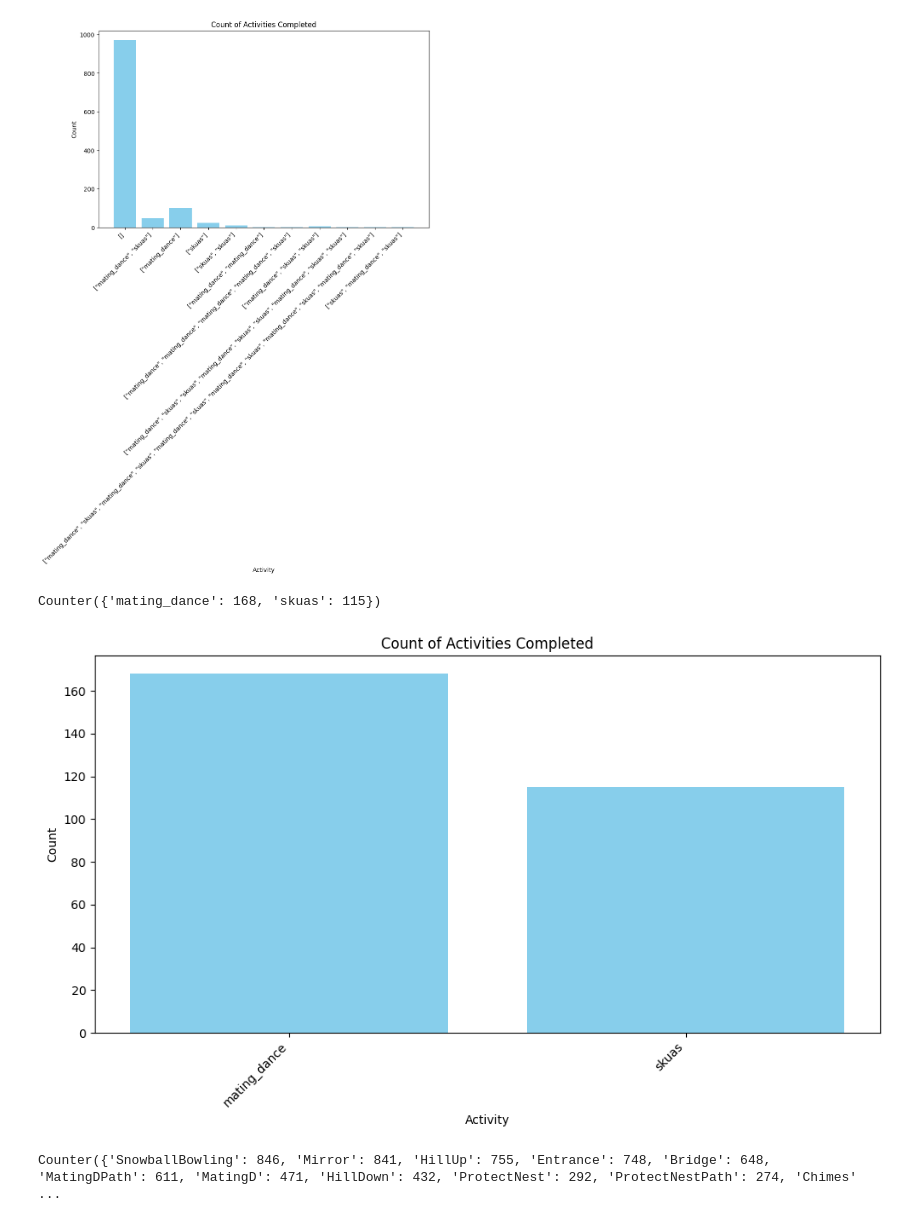
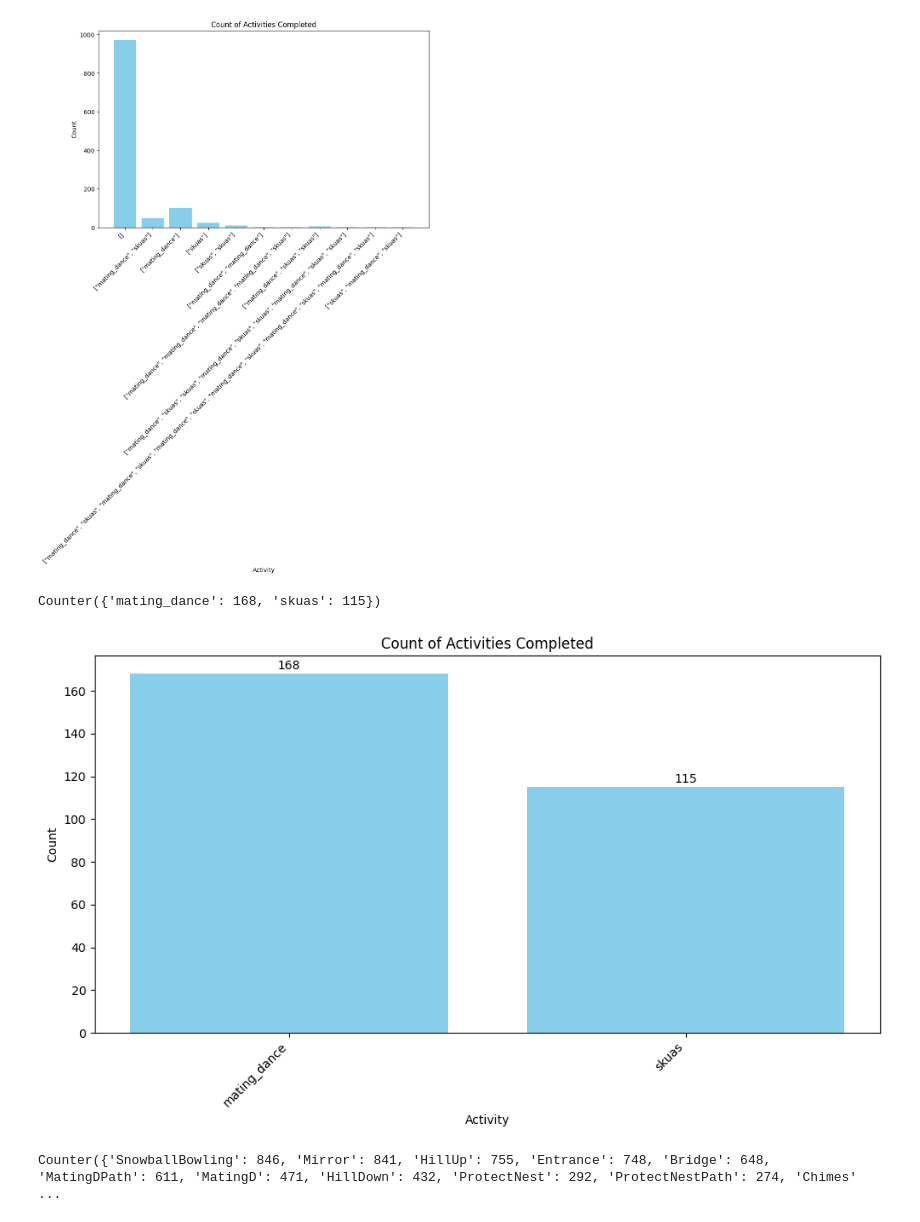
Before and after one commit to opengamedata/opengamedata-samples, a Jupyter notebook: PENGUINS/explore/Penguins_explore_sessions.ipynb, the cells around one changed output. Drawn from its saved outputs; the diff is of its cells as text; code cells hidden in the pictures.

```diff
--- a/PENGUINS/explore/Penguins_explore_sessions.ipynb
+++ b/PENGUINS/explore/Penguins_explore_sessions.ipynb
@@ -558,30 +536,39 @@ plt.show()
 Counter({'[]': 972, '["mating_dance"]': 100, '["mating_dance", "skuas"]': 47, '["skuas"]': 23, '["skuas", "skuas"]': 10, '["mating_dance", "skuas", "skuas"]': 5, '["mating_dance", "mating_dance"]': 1, ...
 [figure]
 # %%
+import matplotlib.pyplot as plt
 import ast
+from collections import Counter
+
 # Step 1: Convert string representations of lists back into lists
 df_session['ActivityCompleted'] = df_session['ActivityCompleted'].apply(lambda x: ast.literal_eval(x) if isinstance(x, str) else x)
 
-# Use the "ActivityCompleted" column directly
+# Step 2: Convert lists in 'ActivityCompleted' column into a single big list
 all_activities = [activity for sublist in df_session['ActivityCompleted'].dropna() for activity in sublist]
 
-# Step 2: Count the occurrences of each activity
+# Step 3: Count the occurrences of each activity
 activity_counts = Counter(all_activities)
 print(activity_counts)
 
-# Step 3: Create a bar plot
+# Step 4: Create a bar plot
 plt.figure(figsize=(10, 6))
 activities, counts = zip(*activity_counts.items())
-plt.bar(activities, counts, color='skyblue')
+bars = plt.bar(activities, counts, color='skyblue')
 plt.xlabel('Activity')
 plt.ylabel('Count')
 plt.title('Count of Activities Completed')
 plt.xticks(rotation=45, ha='right')
+
+# Add count labels on top of the bars
+for bar, count in zip(bars, counts):
+    yval = bar.get_height()
+    plt.text(bar.get_x() + bar.get_width() / 2, yval + 1, count, ha='center', va='bottom')
+
 plt.tight_layout()
 plt.show()
 # %% [output]
 Counter({'mating_dance': 168, 'skuas': 115})
-[figure, old version]
+[figure, new version]
 # %%
 import ast
 # Step 1: Convert string representations of lists back into lists
```
Also changed, not shown: parts of 6 cells of this notebook.
